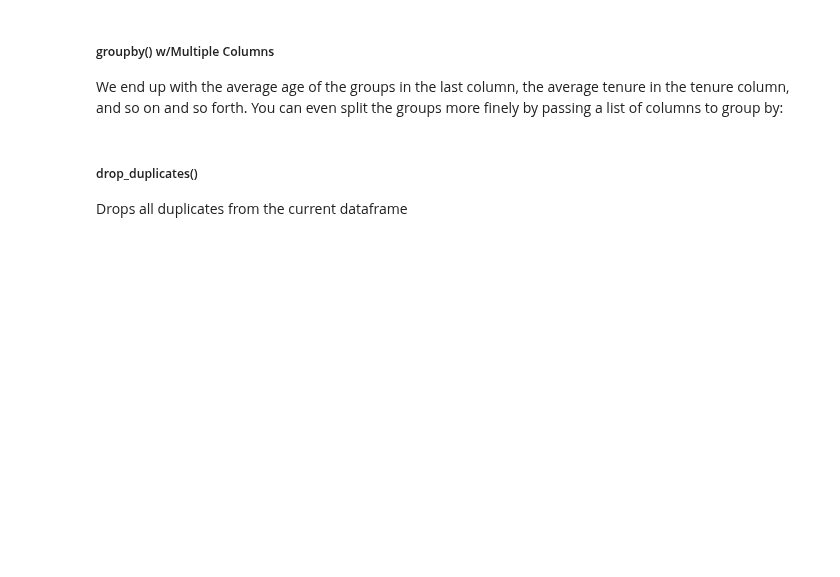
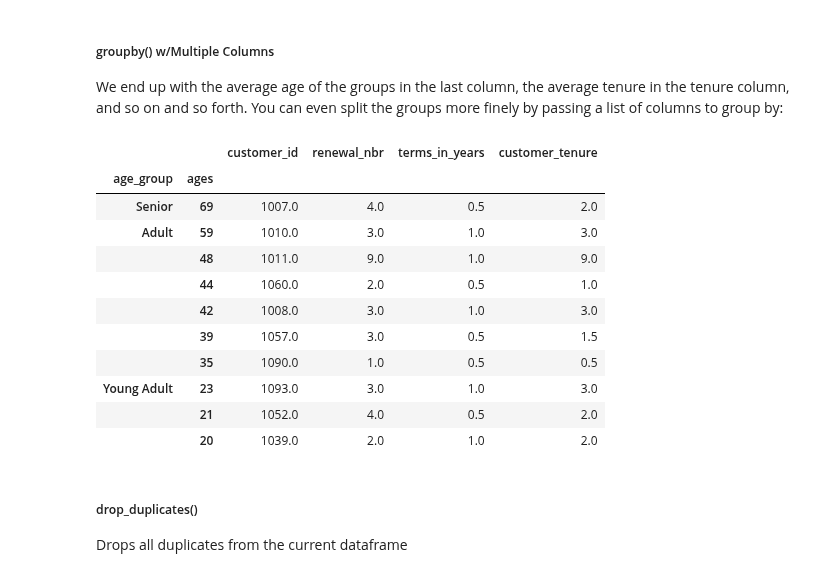
Before and after one commit to somas1/CT, a Jupyter notebook: Pandas/Pandas_Walkthrough_Student_Copy.ipynb, the cells around one changed output. Saved outputs shown, nothing was run; the diff lists cells and outputs as text; code cells hidden in the pictures; blank space fills up the shorter version.

```diff
--- a/Pandas/Pandas_Walkthrough_Student_Copy.ipynb
+++ b/Pandas/Pandas_Walkthrough_Student_Copy.ipynb
@@ -813,6 +813,21 @@ customers.groupby('age_group').mean()[['customer_tenure', 'ages']]
 ##### groupby() w/Multiple Columns
 
 <p>We end up with the average age of the groups in the last column, the average tenure in the tenure column, and so on and so forth. You can even split the groups more finely by passing a list of columns to group by:</p>
+# %%
+customers.groupby(['age_group', 'ages']).mean().sort_values('ages', ascending = False)
+# %% [output]
+|  |  | customer_id | renewal_nbr | terms_in_years | customer_tenure |
+| age_group | ages |  |  |  |  |
+| Senior | 69 | 1007.0 | 4.0 | 0.5 | 2.0 |
+| Adult | 59 | 1010.0 | 3.0 | 1.0 | 3.0 |
+|  | 48 | 1011.0 | 9.0 | 1.0 | 9.0 |
+|  | 44 | 1060.0 | 2.0 | 0.5 | 1.0 |
+|  | 42 | 1008.0 | 3.0 | 1.0 | 3.0 |
+|  | 39 | 1057.0 | 3.0 | 0.5 | 1.5 |
+|  | 35 | 1090.0 | 1.0 | 0.5 | 0.5 |
+| Young Adult | 23 | 1093.0 | 3.0 | 1.0 | 3.0 |
+|  | 21 | 1052.0 | 4.0 | 0.5 | 2.0 |
+|  | 20 | 1039.0 | 2.0 | 1.0 | 2.0 |
 # %% [markdown]
 ##### drop_duplicates()
 
```
